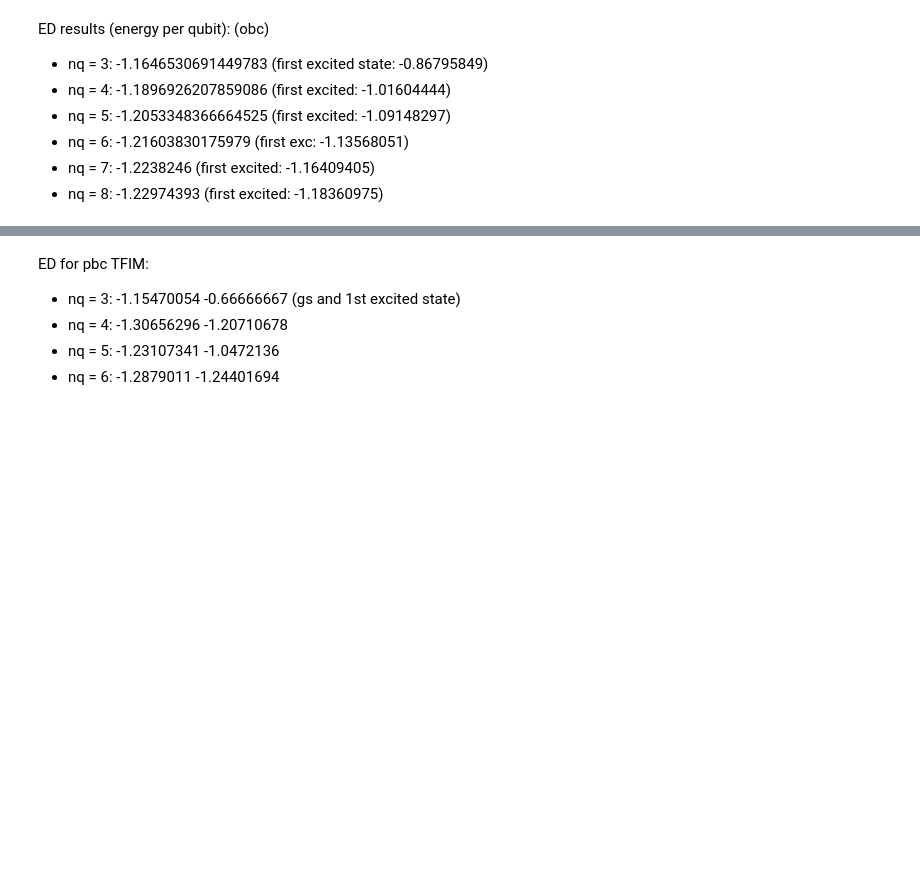
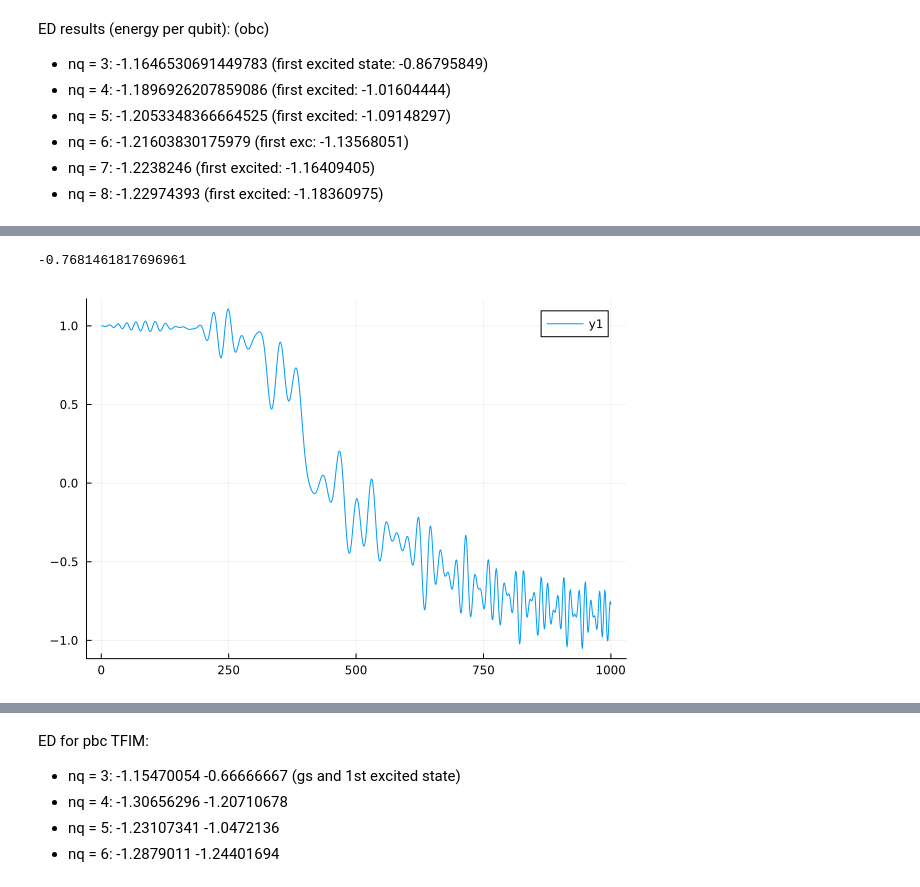
Before and after one commit to JuliaGerecke/PP-VarBenchmarks, a Jupyter notebook: DQA/sandbox_dqa.ipynb, the cells around one changed output, grey strips where cells are left out. Cells and saved outputs as stored; diff of their text form; code cells hidden in the pictures; blank space fills up the shorter version.

Commit message:
stepwise implementation fails

```diff
--- a/DQA/sandbox_dqa.ipynb
+++ b/DQA/sandbox_dqa.ipynb
@@ -67,8 +68,8 @@ function tfim_interpolation_circuit(nq, P; del_t= 0.1, topology=nothing, periodi
     idx = 1
 
     for m in 1:P # layers of trotterized circuit
-        s_m = (m - 0.5) / P
-
+        #s_m = (m - 0.5) / P
+        s_m = m/P
         gamma_m = J* s_m * del_t /hbar
         #println(gamma_m)   # paper Eq. (12)
         beta_m = G*del_t*(2*s_m-1)/ hbar #(1-s_m) * del_t / hbar # paper Eq. (13a) - 1st order trotter
@@ -129,0 +166,31 @@ ED results (energy per qubit): (obc)
+# %%
+nq = 4 # if periodic nq bonds, else nq-1 (1d chain)
+P= 1000 # number of steps
+G=1.0 # target Hamiltonian is at the phase transition, G=J
+J=1.0
+# build the big circuit + params as you already do
+circuit, params = tfim_interpolation_circuit(nq, P; del_t=0.1)
+
+topology = bricklayertopology(nq; periodic=false)
+nbonds   = length(topology)        # <- don't hardcode 3
+layer_n  = nq + nbonds
+
+# make the observable we'll evolve
+obs = deepcopy(H_tfim)
+
+energy = Vector{Float64}(undef, P)
+i = 1
+circuit_layer = tfitrottercircuit(nq, 1; topology=topology, start_with_ZZ=false)
+
+for m in 1:P
+    layer_params = view(params, i:i+layer_n-1)
+    i += layer_n
+
+    # mutate obs in-place; ignore return value
+    propagate!(circuit_layer, obs, layer_params)
+
+    # always measure the mutated 'obs'
+    energy[m] = overlapwithplus(obs) / nq
+end
+
+println(energy[end])
@@ -130,3 +251,12 @@ ED results (energy per qubit): (obc)
+# %%
+energy = tfim_stepwise_interpolation(4,1000);
+println(energy[end])
+# %% [output]
+-0.7681461817696961
+# %%
+plot(energy)
+# %% [output]
+[figure, added]
 # %%
 # test the function for periodic boundary conditions
 nq = 6
```
Also changed, not shown: parts of 9 cells of this notebook.
